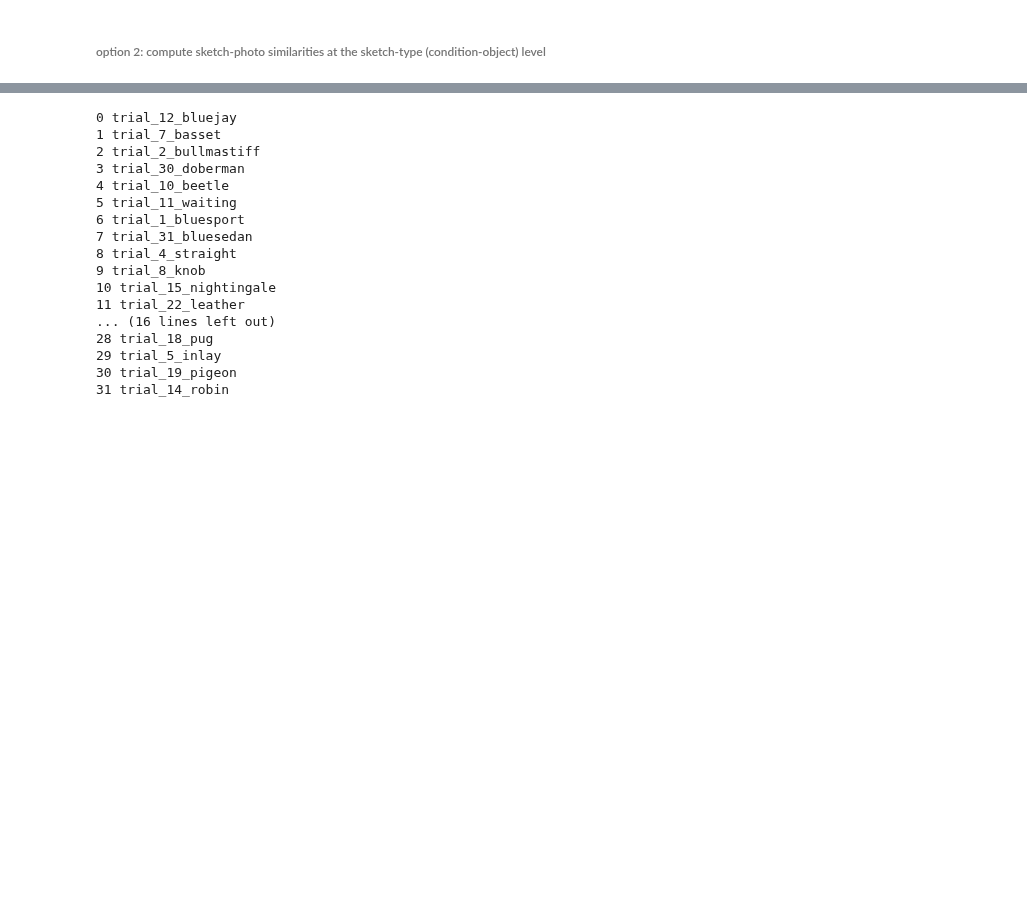
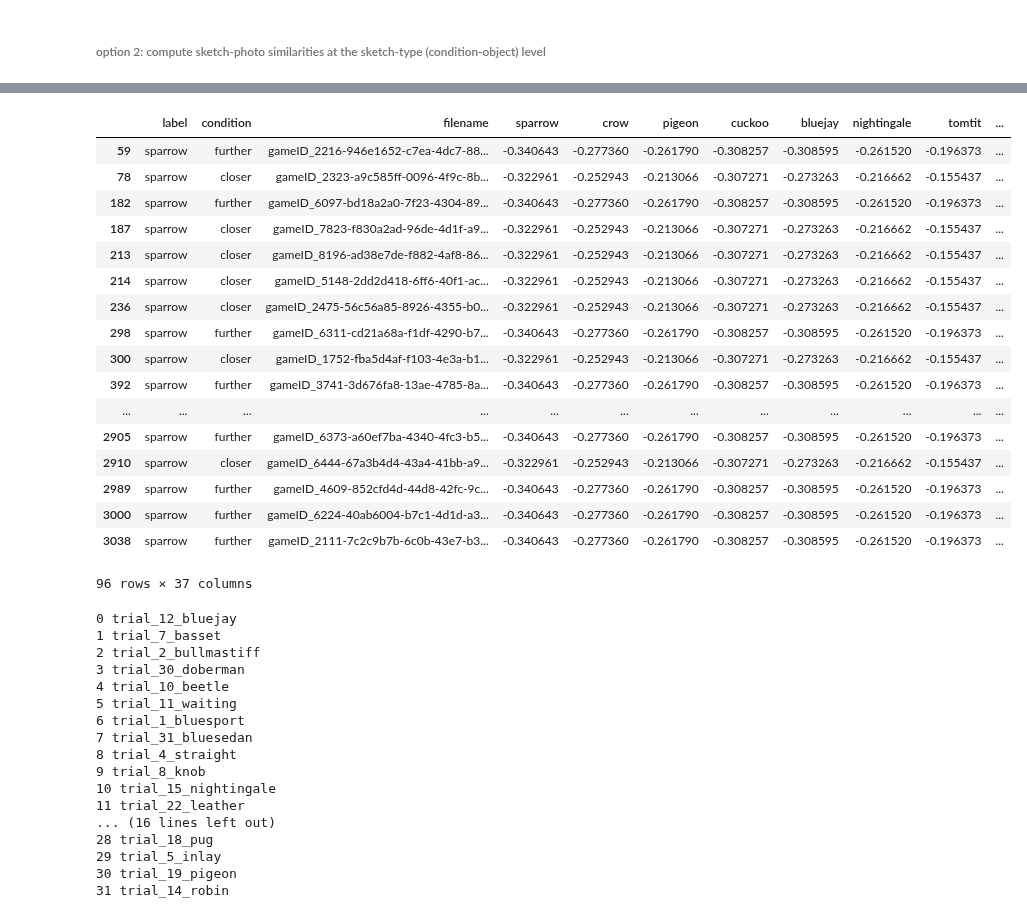
Before and after one commit to judithfan/visual_communication_in_context, a Jupyter notebook: analysis/check_unadapted_fc6_rdms.ipynb, the cells around one changed output, grey strips where cells are left out. Cells and saved outputs as stored; diff of their text form; code cells hidden in the pictures; blank space fills up the shorter version.

```diff
--- a/analysis/check_unadapted_fc6_rdms.ipynb
+++ b/analysis/check_unadapted_fc6_rdms.ipynb
@@ -307,0 +289,18 @@ print sum(t>=0)
+# %%
+sp_centroid_similarity = []
+for i,d in SM.iterrows():
+    this_label = d['label']
+    this_cond = d['condition']
+    inds = (order==this_label)
+    if this_cond=='closer':
+        this_feat = close_feats_norm[inds,:]
+    elif this_cond=='further':
+        this_feat = far_feats_norm[inds,:]
+    sp_centroid_similarity.append([np.corrcoef(this_feat,pf)[0,1] for pf in PF])
+
+## generate similarity dataframe
+sim = pd.DataFrame(sp_centroid_similarity)
+sim.columns = order
+# %%
+## now concatenate with the main SM dataframe
+SM3 = pd.concat([SM,sim],axis=1)
@@ -308,3 +312,6 @@ print sum(t>=0)
+# %%
+# which similarity matrix are you going to use?
+this_SM = SM3
 # %%
 import json
 
@@ -348,3 +353,26 @@ SM = add_simplified_ids(SM)
+# %%
+this_SM = add_simplified_ids(this_SM)
+# %%
+this_SM[this_SM['label']=='tomti']
+# %% [output]
+|  | label | condition | filename | sparrow | crow | pigeon | cuckoo | bluejay | nightingale | tomtit | ... |
+| 59 | sparrow | further | gameID_2216-946e1652-c7ea-4dc7-88... | -0.340643 | -0.277360 | -0.261790 | -0.308257 | -0.308595 | -0.261520 | -0.196373 | ... |
+| 78 | sparrow | closer | gameID_2323-a9c585ff-0096-4f9c-8b... | -0.322961 | -0.252943 | -0.213066 | -0.307271 | -0.273263 | -0.216662 | -0.155437 | ... |
+| 182 | sparrow | further | gameID_6097-bd18a2a0-7f23-4304-89... | -0.340643 | -0.277360 | -0.261790 | -0.308257 | -0.308595 | -0.261520 | -0.196373 | ... |
+| 187 | sparrow | closer | gameID_7823-f830a2ad-96de-4d1f-a9... | -0.322961 | -0.252943 | -0.213066 | -0.307271 | -0.273263 | -0.216662 | -0.155437 | ... |
+| 213 | sparrow | closer | gameID_8196-ad38e7de-f882-4af8-86... | -0.322961 | -0.252943 | -0.213066 | -0.307271 | -0.273263 | -0.216662 | -0.155437 | ... |
+| 214 | sparrow | closer | gameID_5148-2dd2d418-6ff6-40f1-ac... | -0.322961 | -0.252943 | -0.213066 | -0.307271 | -0.273263 | -0.216662 | -0.155437 | ... |
+| 236 | sparrow | closer | gameID_2475-56c56a85-8926-4355-b0... | -0.322961 | -0.252943 | -0.213066 | -0.307271 | -0.273263 | -0.216662 | -0.155437 | ... |
+| 298 | sparrow | further | gameID_6311-cd21a68a-f1df-4290-b7... | -0.340643 | -0.277360 | -0.261790 | -0.308257 | -0.308595 | -0.261520 | -0.196373 | ... |
+| 300 | sparrow | closer | gameID_1752-fba5d4af-f103-4e3a-b1... | -0.322961 | -0.252943 | -0.213066 | -0.307271 | -0.273263 | -0.216662 | -0.155437 | ... |
+| 392 | sparrow | further | gameID_3741-3d676fa8-13ae-4785-8a... | -0.340643 | -0.277360 | -0.261790 | -0.308257 | -0.308595 | -0.261520 | -0.196373 | ... |
+| ... | ... | ... | ... | ... | ... | ... | ... | ... | ... | ... | ... |
+| 2905 | sparrow | further | gameID_6373-a60ef7ba-4340-4fc3-b5... | -0.340643 | -0.277360 | -0.261790 | -0.308257 | -0.308595 | -0.261520 | -0.196373 | ... |
+| 2910 | sparrow | closer | gameID_6444-67a3b4d4-43a4-41bb-a9... | -0.322961 | -0.252943 | -0.213066 | -0.307271 | -0.273263 | -0.216662 | -0.155437 | ... |
+| 2989 | sparrow | further | gameID_4609-852cfd4d-44d8-42fc-9c... | -0.340643 | -0.277360 | -0.261790 | -0.308257 | -0.308595 | -0.261520 | -0.196373 | ... |
+| 3000 | sparrow | further | gameID_6224-40ab6004-b7c1-4d1d-a3... | -0.340643 | -0.277360 | -0.261790 | -0.308257 | -0.308595 | -0.261520 | -0.196373 | ... |
+| 3038 | sparrow | further | gameID_2111-7c2c9b7b-6c0b-43e7-b3... | -0.340643 | -0.277360 | -0.261790 | -0.308257 | -0.308595 | -0.261520 | -0.196373 | ... |
+96 rows × 37 columns
 # %%
 ## generate big json dictionary of dictionaries
 from __future__ import division
```
Also changed, not shown: parts of 9 cells of this notebook.
